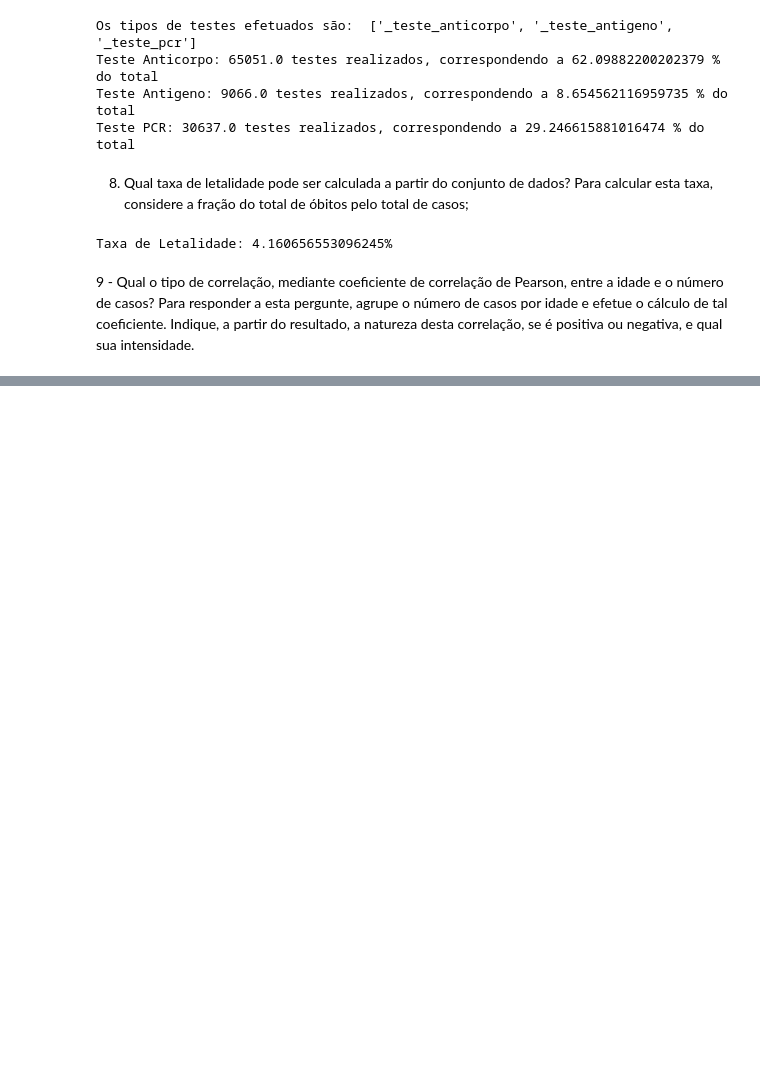
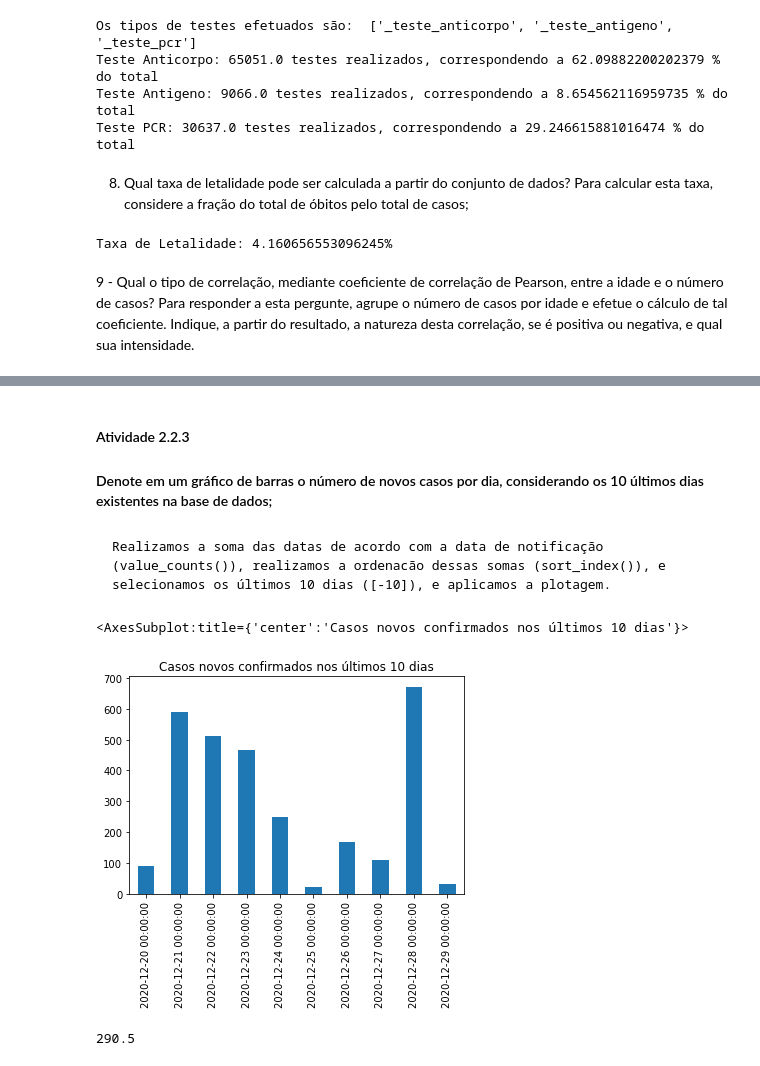
Before and after one commit to delrickOliveira/rna_2021.1_aa1.2, a Jupyter notebook: aa1.2.ipynb, the cells around one changed output, grey strips where cells are left out. Cells and saved outputs as stored; diff of their text form; code cells hidden in the pictures; blank space fills up the shorter version.

```diff
--- a/aa1.2.ipynb
+++ b/aa1.2.ipynb
@@ -190,0 +514,17 @@ A correlação -0.3959859763213943 nos mostra que que a idade e o número de cas
+# %% [markdown]
+#### Atividade 2.2.3
+#### Denote em um gráfico de barras o número de novos casos por dia, considerando os 10 últimos dias existentes na base de dados;
+# %%
+data['_dt_notificacao']=pd.to_datetime(data['_dt_notificacao'])
+#fazemos a conversão da coluna para Datetime
+# %% [markdown]
+    Realizamos a soma das datas de acordo com a data de notificação (value_counts()), realizamos a ordenacão dessas somas (sort_index()), e selecionamos os últimos 10 dias ([-10]), e aplicamos a plotagem.
+# %%
+data['_dt_notificacao'].value_counts().sort_index()[-10:].plot.bar(title = 'Casos novos confirmados nos últimos 10 dias')
+# %% [output]
+<AxesSubplot:title={'center':'Casos novos confirmados nos últimos 10 dias'}>
+[figure, added]
+# %%
+data['_dt_notificacao'].value_counts().sort_index()[-10:].mean()
+# %% [output]
+290.5
```
Also changed, not shown: parts of 87 cells of this notebook.
